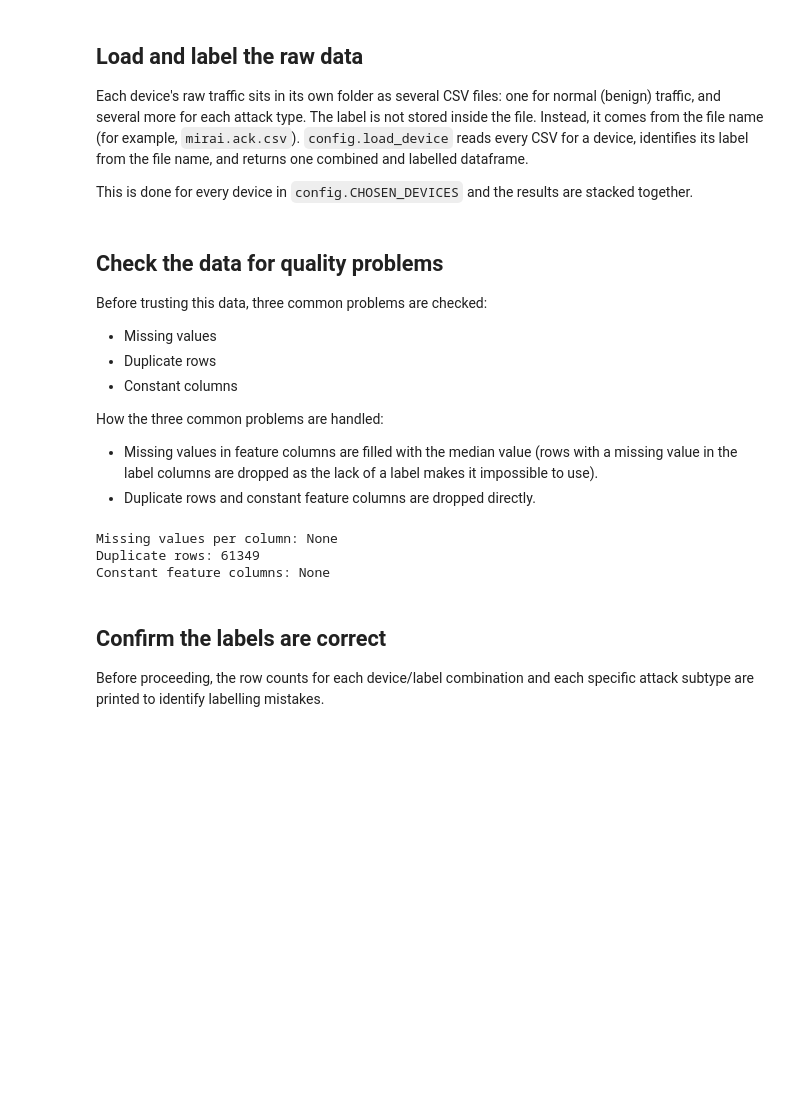
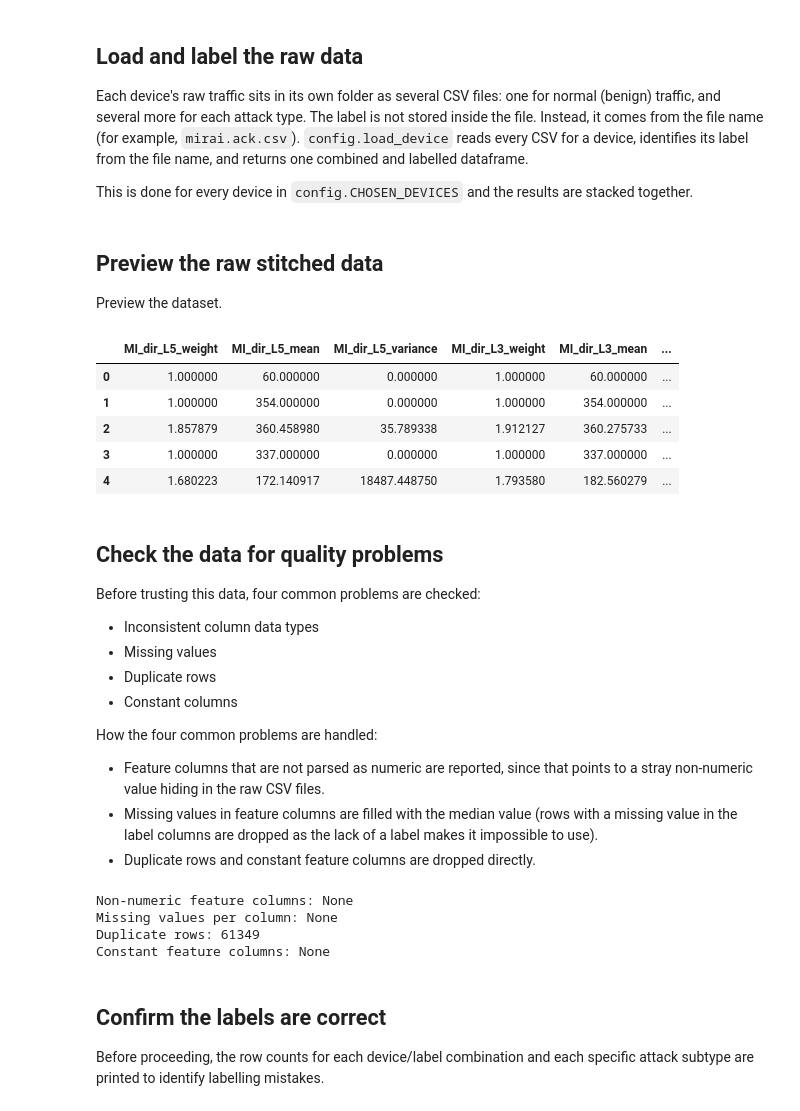
Before and after one commit to ctanyiquan/nbaiot-anomaly-detection, a Jupyter notebook: notebooks/01_data_acquisition.ipynb, the cells around one changed output. Drawn from its saved outputs; the diff is of its cells as text; code cells hidden in the pictures; blank space fills up the shorter version.

Commit message:
refactor(data-acquisition): polish notebook style and checks (#5)

```diff
--- a/notebooks/01_data_acquisition.ipynb
+++ b/notebooks/01_data_acquisition.ipynb
@@ -8,7 +8,7 @@ import os
 from pathlib import Path
 
 # Third-party
-import pandas
+import pandas as pd
 
 # Move into the repository root so config.py and every relative path inside it resolve correctly
 if not Path("config.py").exists():
@@ -16,6 +16,9 @@ if not Path("config.py").exists():
 
 # Local
 import config
+
+# Show every column when previewing a DataFrame, instead of truncating with "..."
+pd.set_option("display.max_columns", None)
 # %% [markdown]
 ## Load and label the raw data
 
@@ -25,23 +28,44 @@ This is done for every device in `config.CHOSEN_DEVICES` and the results are sta
 # %%
 # Load and label every CSV file for each chosen device
 device_frames = [config.load_device(Path(config.RAW_DIRECTORY) / device_name, device_name) for device_name in config.CHOSEN_DEVICES]
-df = pandas.concat(device_frames, ignore_index=True)
+df = pd.concat(device_frames, ignore_index=True)
+# %% [markdown]
+## Preview the raw stitched data
+
+Preview the dataset.
+# %%
+# Preview the raw stitched dataframe before any cleaning
+df.head()
+# %% [output]
+|  | MI_dir_L5_weight | MI_dir_L5_mean | MI_dir_L5_variance | MI_dir_L3_weight | MI_dir_L3_mean | ... |
+| 0 | 1.000000 | 60.000000 | 0.000000 | 1.000000 | 60.000000 | ... |
+| 1 | 1.000000 | 354.000000 | 0.000000 | 1.000000 | 354.000000 | ... |
+| 2 | 1.857879 | 360.458980 | 35.789338 | 1.912127 | 360.275733 | ... |
+| 3 | 1.000000 | 337.000000 | 0.000000 | 1.000000 | 337.000000 | ... |
+| 4 | 1.680223 | 172.140917 | 18487.448750 | 1.793580 | 182.560279 | ... |
 # %% [markdown]
 ## Check the data for quality problems
 
-Before trusting this data, three common problems are checked:
+Before trusting this data, four common problems are checked:
+- Inconsistent column data types
 - Missing values
 - Duplicate rows
 - Constant columns
 
-How the three common problems are handled:
+How the four common problems are handled:
+- Feature columns that are not parsed as numeric are reported, since that points to a stray non-numeric value hiding in the raw CSV files.
 - Missing values in feature columns are filled with the median value (rows with a missing value in the label columns are dropped as the lack of a label makes it impossible to use).
 - Duplicate rows and constant feature columns are dropped directly.
 # %%
+# Report any feature columns that are not parsed as numeric
+numeric_columns = df[config.feature_columns(df)].select_dtypes(include="number").columns
+non_numeric_columns = [column for column in config.feature_columns(df) if column not in numeric_columns]
+print(f"Non-numeric feature columns: {non_numeric_columns if non_numeric_columns else "None"}")
+
 # Report and handle missing values
 missing_counts = df.isnull().sum()
 missing_columns = missing_counts[missing_counts > 0]
-print(f"Missing values per column: {missing_columns if not missing_columns.empty else 'None'}")
+print(f"Missing values per column: {missing_columns if not missing_columns.empty else "None"}")
 missing_meta_rows = (df[config.META_COLUMNS].isnull().any(axis=1))
 df = df[~missing_meta_rows]
 missing_feature_columns = [column for column in config.feature_columns(df) if df[column].isnull().any()]
@@ -53,11 +77,12 @@ duplicate_count = df.duplicated().sum()
 print(f"Duplicate rows: {duplicate_count}")
 df = df.drop_duplicates()
 
-# Report and drop constant-value feature columns
+# Report and drop constant value feature columns
 constant_columns = [column for column in config.feature_columns(df) if df[column].nunique() == 1]
-print(f"Constant feature columns: {constant_columns if constant_columns else 'None'}")
+print(f"Constant feature columns: {constant_columns if constant_columns else "None"}")
 df = df.drop(columns=constant_columns)
 # %% [output]
+Non-numeric feature columns: None
 Missing values per column: None
 Duplicate rows: 61349
 Constant feature columns: None
```
Also changed, not shown: parts of 3 cells of this notebook.
